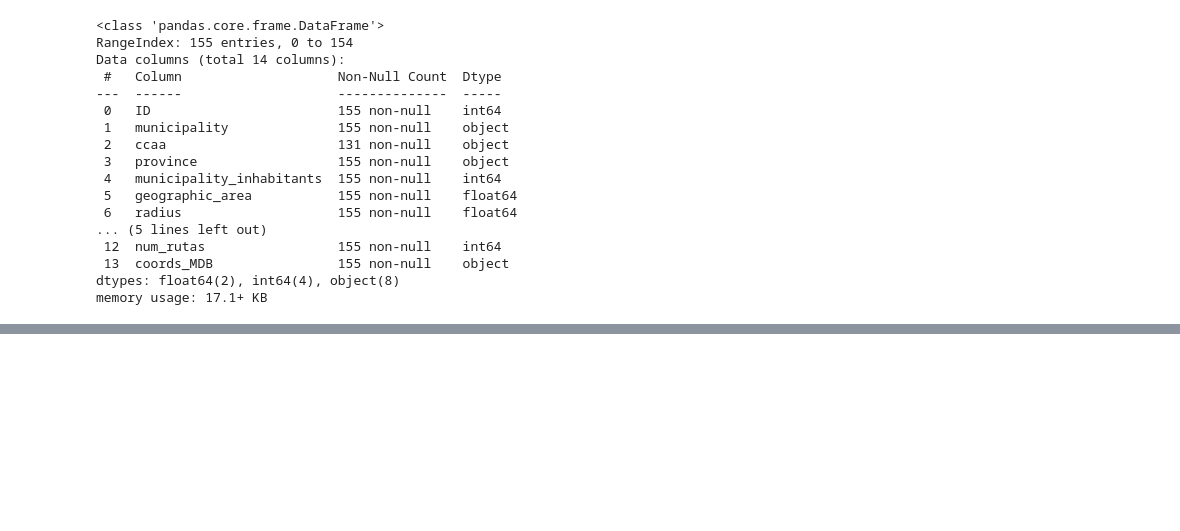
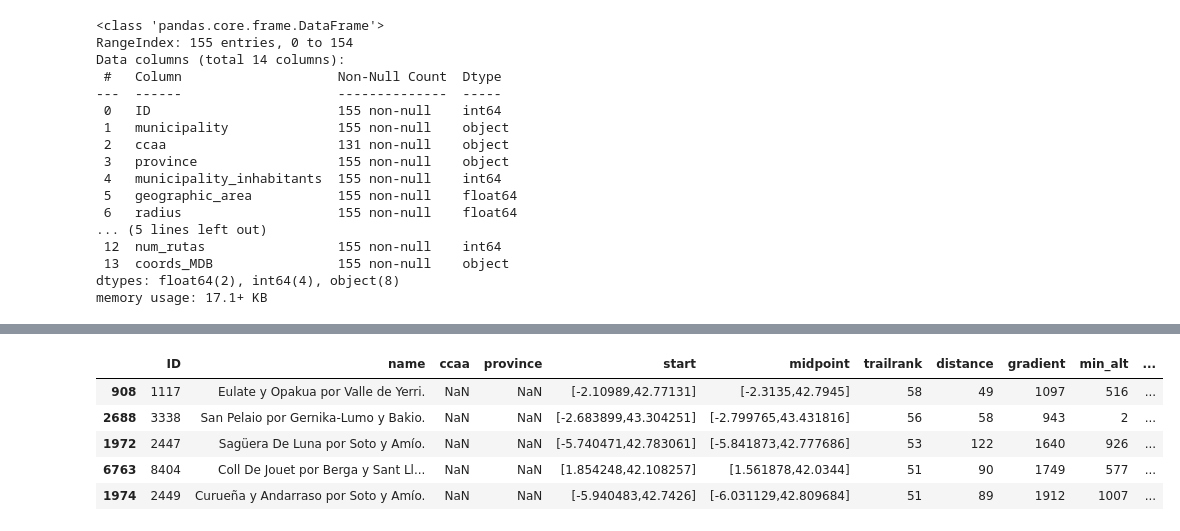
Before and after one commit to on2wheels-es/data, a Jupyter notebook: 10. Pipeline for new ports.ipynb, the cells around one changed output, grey strips where cells are left out. Saved outputs shown, nothing was run; the diff lists cells and outputs as text; code cells hidden in the pictures; blank space fills up the shorter version.

```diff
--- a/10. Pipeline for new ports.ipynb
+++ b/10. Pipeline for new ports.ipynb
@@ -777,0 +902,4 @@ towns.to_csv('towns_2807_155.csv', index=False)
+# %%
+#Assigning the new dataframe to the routes variable.
+
+routes = test
@@ -777,0 +908,17 @@ towns.to_csv('towns_2807_155.csv', index=False)
+# %%
+#Defining our function.
+
+def route_converter(df):
+
+    """
+    Input : dataframe of routes.
+
+    Output: dataframe with switched coordinates (lat/long -> long/lat) and substitutes all '(' with '['.
+
+    """
+
+    for i in range(len(df)):
+        df['start'].iloc[i] = '[' + str(eval(df['start'].iloc[i])[1]) + ',' + str(eval(df['start'].iloc[i])[0]) + ']'
+        df['midpoint'].iloc[i] = '[' + str(eval(df['midpoint'].iloc[i])[1]) + ',' + str(eval(df['midpoint'].iloc[i])[0]) + ']'
+
+    return df
@@ -777,0 +934,13 @@ towns.to_csv('towns_2807_155.csv', index=False)
+# %%
+#Since MongoDB cannot use the coords column we will be deleting it.
+
+routes = routes.drop('coords', axis=1)
+# %%
+routes.head()
+# %% [output]
+|  | ID | name | ccaa | province | start | midpoint | trailrank | distance | gradient | min_alt | ... |
+| 908 | 1117 | Eulate y Opakua por Valle de Yerri. | NaN | NaN | [-2.10989,42.77131] | [-2.3135,42.7945] | 58 | 49 | 1097 | 516 | ... |
+| 2688 | 3338 | San Pelaio por Gernika-Lumo y Bakio. | NaN | NaN | [-2.683899,43.304251] | [-2.799765,43.431816] | 56 | 58 | 943 | 2 | ... |
+| 1972 | 2447 | Sagüera De Luna por Soto y Amío. | NaN | NaN | [-5.740471,42.783061] | [-5.841873,42.777686] | 53 | 122 | 1640 | 926 | ... |
+| 6763 | 8404 | Coll De Jouet por Berga y Sant Ll... | NaN | NaN | [1.854248,42.108257] | [1.561878,42.0344] | 51 | 90 | 1749 | 577 | ... |
+| 1974 | 2449 | Curueña y Andarraso por Soto y Amío. | NaN | NaN | [-5.940483,42.7426] | [-6.031129,42.809684] | 51 | 89 | 1912 | 1007 | ... |
```
Also changed, not shown: parts of 17 cells of this notebook, 3 other files.
